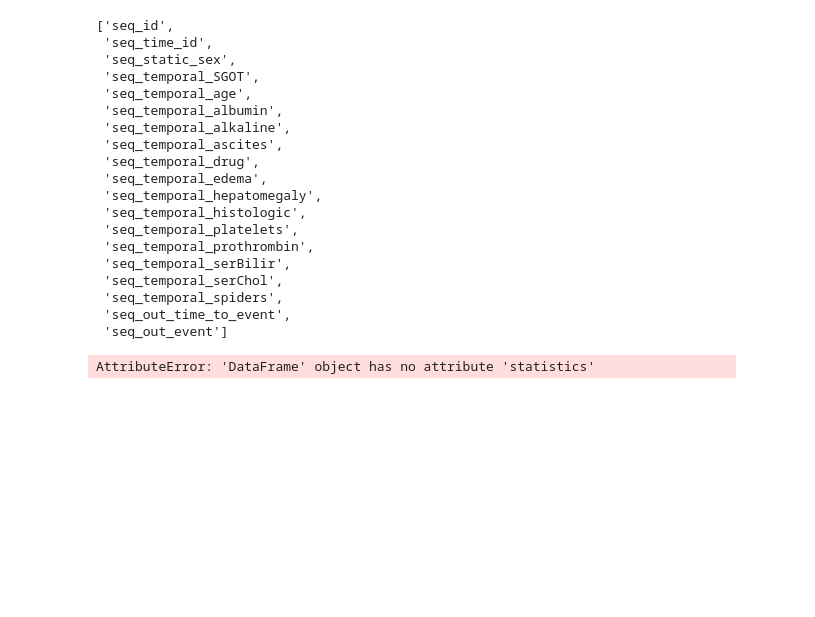
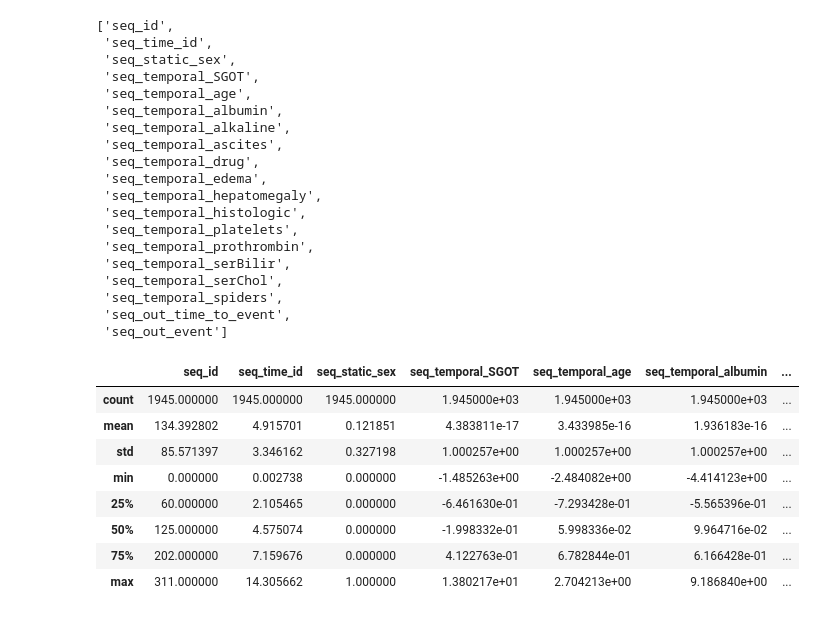
Before and after one commit to jcj59/TimeSurvivalGANs, a Jupyter notebook: notebooks/PBCDataset.ipynb, the cells around one changed output. Drawn from its saved outputs; the diff is of its cells as text; code cells hidden in the pictures; blank space fills up the shorter version.

```diff
--- a/notebooks/PBCDataset.ipynb
+++ b/notebooks/PBCDataset.ipynb
@@ -54,3 +83,6 @@ loader.dataframe()
 # %%
 pbc_df = loader.dataframe()
 pbc_df.to_csv("../data/pbc_survival.csv", index=False)
+# %%
+pbc_df = pd.read_csv("../data/pbc_survival.csv")
+raw_pbc_df = pd.read_csv("../data/pbc_survival_raw.csv")
@@ -77,6 +161,14 @@ list(pbc_df.columns)
  'seq_out_time_to_event',
  'seq_out_event']
 # %%
-pbc_df.statistics()
+pbc_df.describe()
 # %% [output]
-AttributeError: 'DataFrame' object has no attribute 'statistics'
+|  | seq_id | seq_time_id | seq_static_sex | seq_temporal_SGOT | seq_temporal_age | seq_temporal_albumin | ... |
+| count | 1945.000000 | 1945.000000 | 1945.000000 | 1.945000e+03 | 1.945000e+03 | 1.945000e+03 | ... |
+| mean | 134.392802 | 4.915701 | 0.121851 | 4.383811e-17 | 3.433985e-16 | 1.936183e-16 | ... |
+| std | 85.571397 | 3.346162 | 0.327198 | 1.000257e+00 | 1.000257e+00 | 1.000257e+00 | ... |
+| min | 0.000000 | 0.002738 | 0.000000 | -1.485263e+00 | -2.484082e+00 | -4.414123e+00 | ... |
+| 25% | 60.000000 | 2.105465 | 0.000000 | -6.461630e-01 | -7.293428e-01 | -5.565396e-01 | ... |
+| 50% | 125.000000 | 4.575074 | 0.000000 | -1.998332e-01 | 5.998336e-02 | 9.964716e-02 | ... |
+| 75% | 202.000000 | 7.159676 | 0.000000 | 4.122763e-01 | 6.782844e-01 | 6.166428e-01 | ... |
+| max | 311.000000 | 14.305662 | 1.000000 | 1.380217e+01 | 2.704213e+00 | 9.186840e+00 | ... |
```
Also changed, not shown: parts of 7 cells of this notebook, 41 other files.
